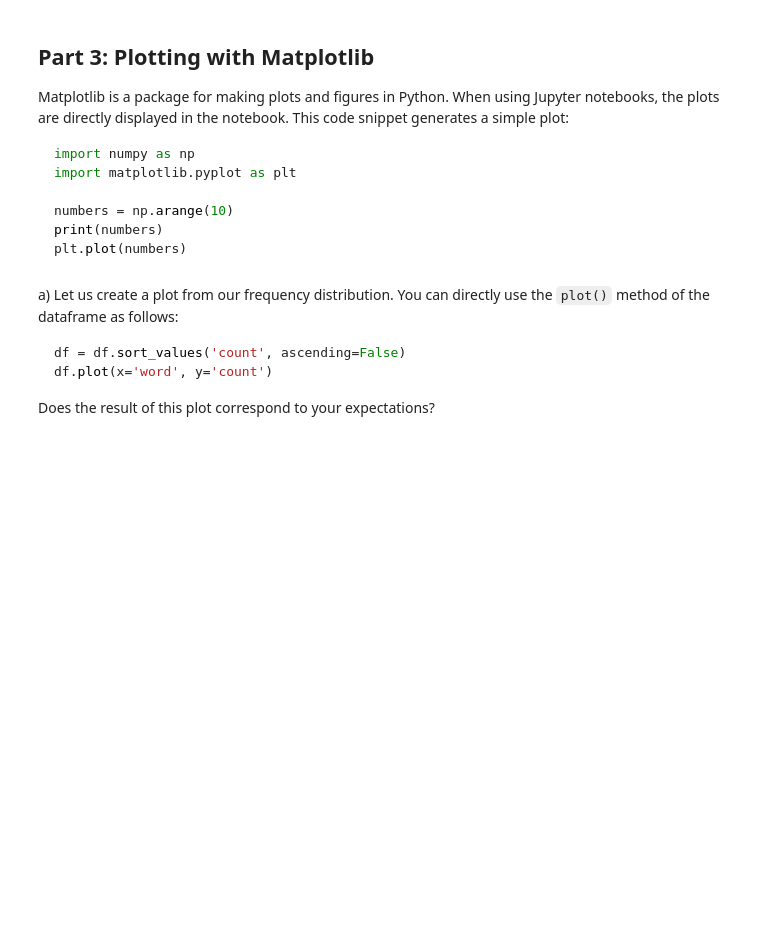
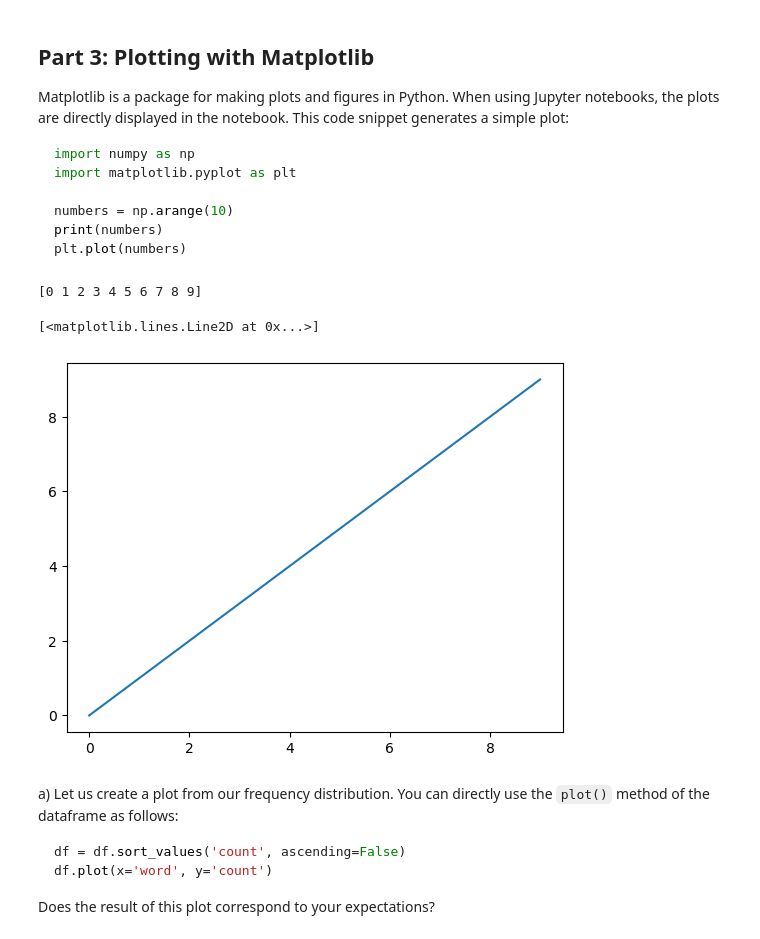
Before and after one commit to qiqin4/IN4080-2025, a Jupyter notebook: lab_sessions/week1/in4080-exercises1.ipynb, the cells around one changed output. Saved outputs shown, nothing was run; the diff lists cells and outputs as text; code cells hidden in the pictures; blank space fills up the shorter version.

````diff
--- a/lab_sessions/week1/in4080-exercises1.ipynb
+++ b/lab_sessions/week1/in4080-exercises1.ipynb
@@ -136,6 +239,17 @@ numbers = np.arange(10)
 print(numbers)
 plt.plot(numbers)
 ```
+# %%
+import numpy as np
+import matplotlib.pyplot as plt
+
+numbers = np.arange(10)
+print(numbers)
+plt.plot(numbers)
+# %% [output]
+[0 1 2 3 4 5 6 7 8 9]
+[<matplotlib.lines.Line2D at 0x...>]
+[figure, added]
 # %% [markdown]
 a) Let us create a plot from our frequency distribution. You can directly use the `plot()` method of the
 dataframe as follows:
````
Also changed, not shown: parts of 18 cells of this notebook.
